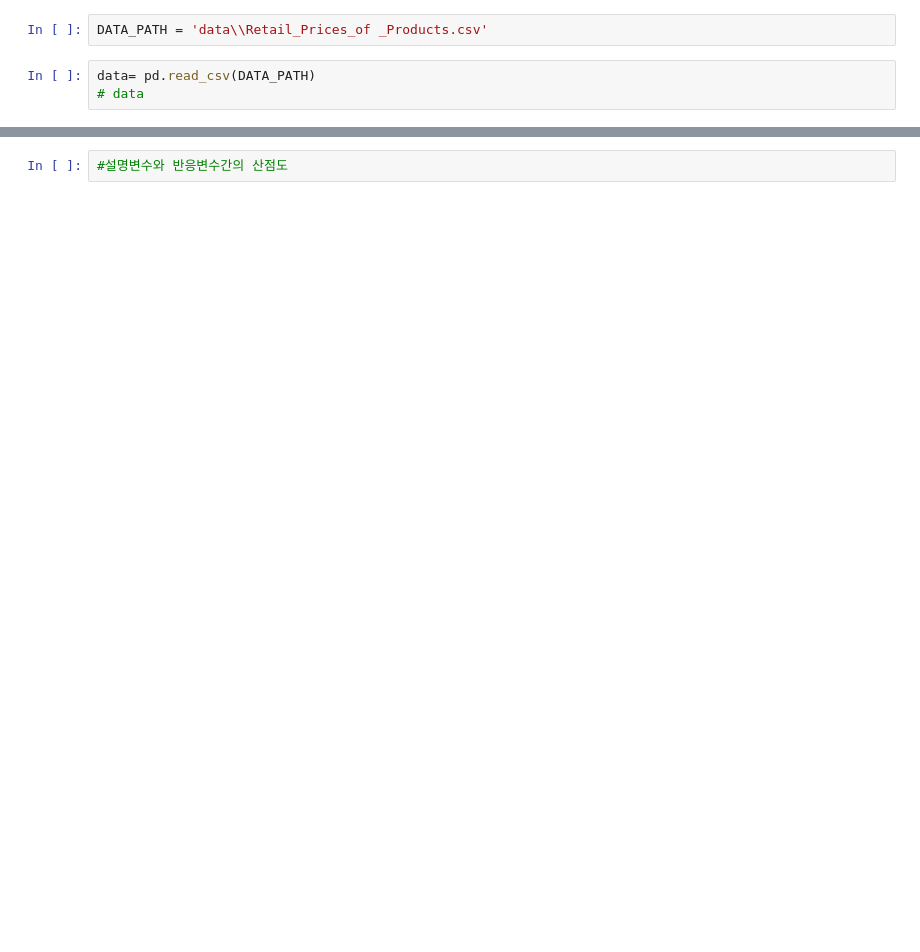
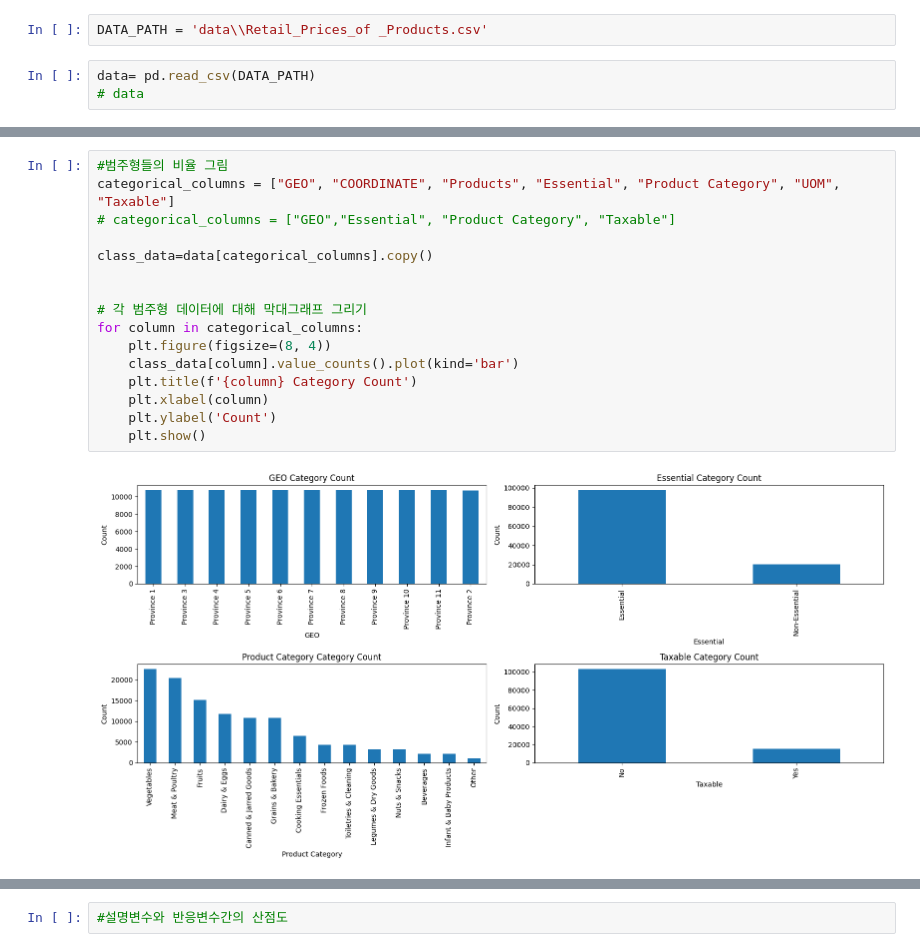
Before and after one commit to RGBRaccoon/ml_hw1, a Jupyter notebook: price_analysis.ipynb, the cells around one changed output, grey strips where cells are left out. Cells and saved outputs as stored; diff of their text form; blank space fills up the shorter version.

```diff
--- a/price_analysis.ipynb
+++ b/price_analysis.ipynb
@@ -32,2 +41,20 @@ data= pd.read_csv(DATA_PATH)
+# %%
+#범주형들의 비율 그림
+categorical_columns = ["GEO", "COORDINATE", "Products", "Essential", "Product Category", "UOM", "Taxable"]
+# categorical_columns = ["GEO","Essential", "Product Category", "Taxable"]
+
+class_data=data[categorical_columns].copy()
+
+
+# 각 범주형 데이터에 대해 막대그래프 그리기
+for column in categorical_columns:
+    plt.figure(figsize=(8, 4))
+    class_data[column].value_counts().plot(kind='bar')
+    plt.title(f'{column} Category Count')
+    plt.xlabel(column)
+    plt.ylabel('Count')
+    plt.show()
+# %% [output]
+[figure, added]
 # %%
 #각 변수별 기본 통계랑. 평균, 분산. 범주형의 경우, 범주별 비율
```
Also changed, not shown: parts of 5 cells of this notebook, 2 other files.
